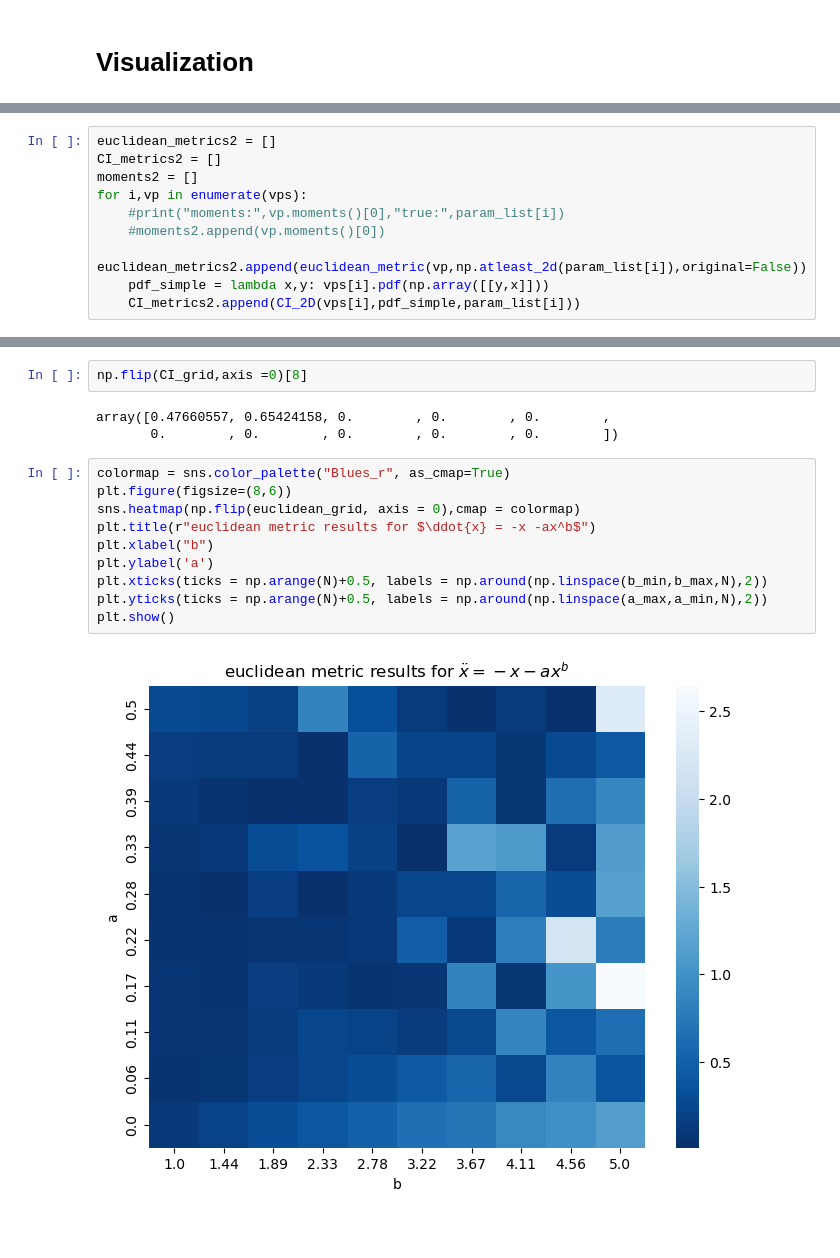
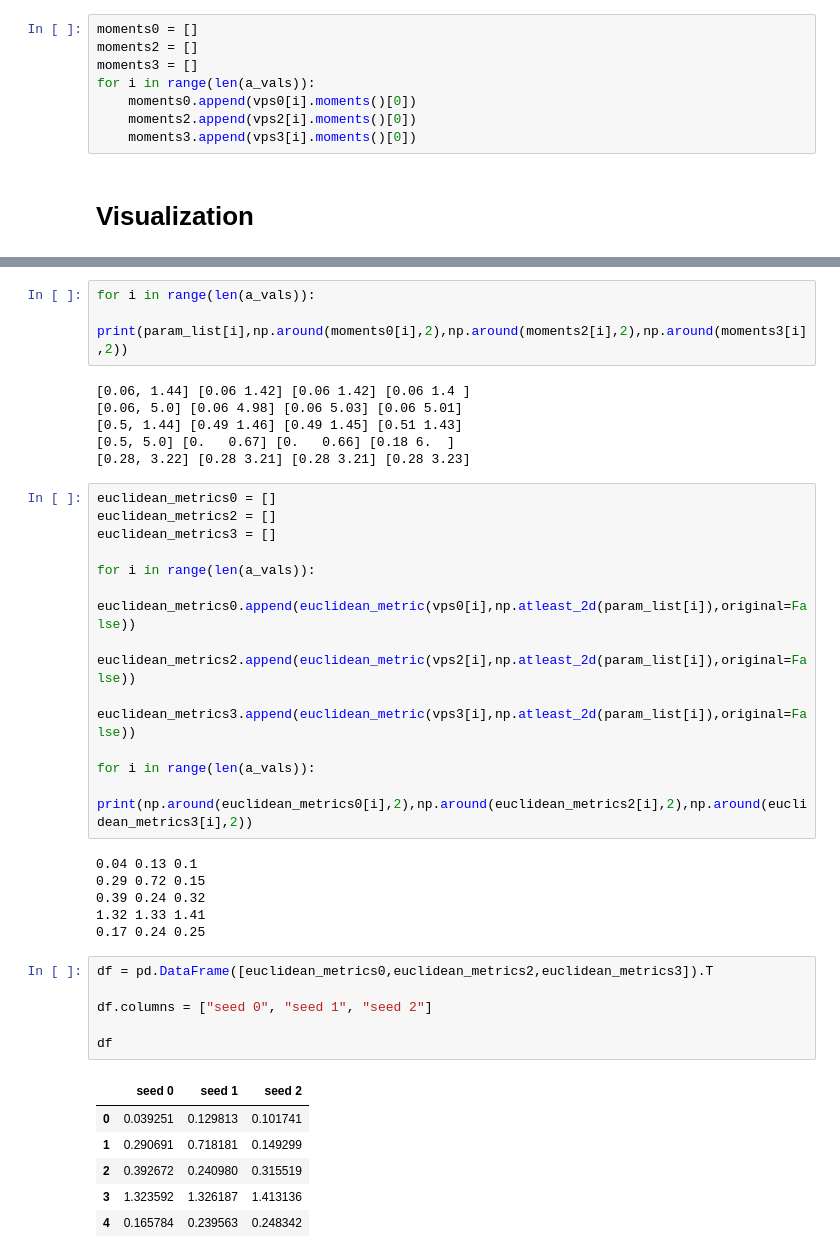
Before and after one commit to valentine-alia/BPE, a Jupyter notebook: concatenating_experiment/concatenating_stuff.ipynb, the cells around one changed output, grey strips where cells are left out. Cells and saved outputs as stored; diff of their text form; blank space fills up the shorter version.

Commit message:
some results

```diff
--- a/concatenating_experiment/concatenating_stuff.ipynb
+++ b/concatenating_experiment/concatenating_stuff.ipynb
@@ -196,3 +215,11 @@ param_list[0]
+# %%
+moments0 = []
+moments2 = []
+moments3 = []
+for i in range(len(a_vals)):
+    moments0.append(vps0[i].moments()[0])
+    moments2.append(vps2[i].moments()[0])
+    moments3.append(vps3[i].moments()[0])
 # %% [markdown]
 # Visualization
 # %%
@@ -249,13 +276,3 @@ def get_box(vp,true_value, bounds = False):
 def CI_2D(vp,pdf,true_value):
     x_lb,x_ub, y_lb, y_ub = get_box(vp,true_value, bounds=True)
     return integrate.dblquad(pdf, x_lb, x_ub, y_lb, y_ub)[0]
-# %%
-euclidean_metrics2 = []
-CI_metrics2 = []
-moments2 = []
-for i,vp in enumerate(vps):
-    #print("moments:",vp.moments()[0],"true:",param_list[i])
-    #moments2.append(vp.moments()[0])
-    euclidean_metrics2.append(euclidean_metric(vp,np.atleast_2d(param_list[i]),original=False))
-    pdf_simple = lambda x,y: vps[i].pdf(np.array([[y,x]]))
-    CI_metrics2.append(CI_2D(vps[i],pdf_simple,param_list[i]))
@@ -292,17 +279,40 @@ CI_metrics2
-# %%
-np.flip(CI_grid,axis =0)[8]
-# %% [output]
-array([0.47660557, 0.65424158, 0.        , 0.        , 0.        ,
-       0.        , 0.        , 0.        , 0.        , 0.        ])
-# %%
-colormap = sns.color_palette("Blues_r", as_cmap=True)
-plt.figure(figsize=(8,6))
-sns.heatmap(np.flip(euclidean_grid, axis = 0),cmap = colormap)
-plt.title(r"euclidean metric results for $\ddot{x} = -x -ax^b$")
-plt.xlabel("b")
-plt.ylabel('a')
-plt.xticks(ticks = np.arange(N)+0.5, labels = np.around(np.linspace(b_min,b_max,N),2))
-plt.yticks(ticks = np.arange(N)+0.5, labels = np.around(np.linspace(a_max,a_min,N),2))
-plt.show()
-# %% [output]
-[figure, removed]
+# %%
+for i in range(len(a_vals)):
+    print(param_list[i],np.around(moments0[i],2),np.around(moments2[i],2),np.around(moments3[i],2))
+# %% [output]
+[0.06, 1.44] [0.06 1.42] [0.06 1.42] [0.06 1.4 ]
+[0.06, 5.0] [0.06 4.98] [0.06 5.03] [0.06 5.01]
+[0.5, 1.44] [0.49 1.46] [0.49 1.45] [0.51 1.43]
+[0.5, 5.0] [0.   0.67] [0.   0.66] [0.18 6.  ]
+[0.28, 3.22] [0.28 3.21] [0.28 3.21] [0.28 3.23]
+# %%
+euclidean_metrics0 = []
+euclidean_metrics2 = []
+euclidean_metrics3 = []
+
+for i in range(len(a_vals)):
+    euclidean_metrics0.append(euclidean_metric(vps0[i],np.atleast_2d(param_list[i]),original=False))
+    euclidean_metrics2.append(euclidean_metric(vps2[i],np.atleast_2d(param_list[i]),original=False))
+    euclidean_metrics3.append(euclidean_metric(vps3[i],np.atleast_2d(param_list[i]),original=False))
+
+for i in range(len(a_vals)):
+    print(np.around(euclidean_metrics0[i],2),np.around(euclidean_metrics2[i],2),np.around(euclidean_metrics3[i],2))
+# %% [output]
+0.04 0.13 0.1
+0.29 0.72 0.15
+0.39 0.24 0.32
+1.32 1.33 1.41
+0.17 0.24 0.25
+# %%
+df = pd.DataFrame([euclidean_metrics0,euclidean_metrics2,euclidean_metrics3]).T
+
+df.columns = ["seed 0", "seed 1", "seed 2"]
+
+df
+# %% [output]
+|  | seed 0 | seed 1 | seed 2 |
+| 0 | 0.039251 | 0.129813 | 0.101741 |
+| 1 | 0.290691 | 0.718181 | 0.149299 |
+| 2 | 0.392672 | 0.240980 | 0.315519 |
+| 3 | 1.323592 | 1.326187 | 1.413136 |
+| 4 | 0.165784 | 0.239563 | 0.248342 |
```
Also changed, not shown: parts of 13 cells of this notebook, 6 other files.
